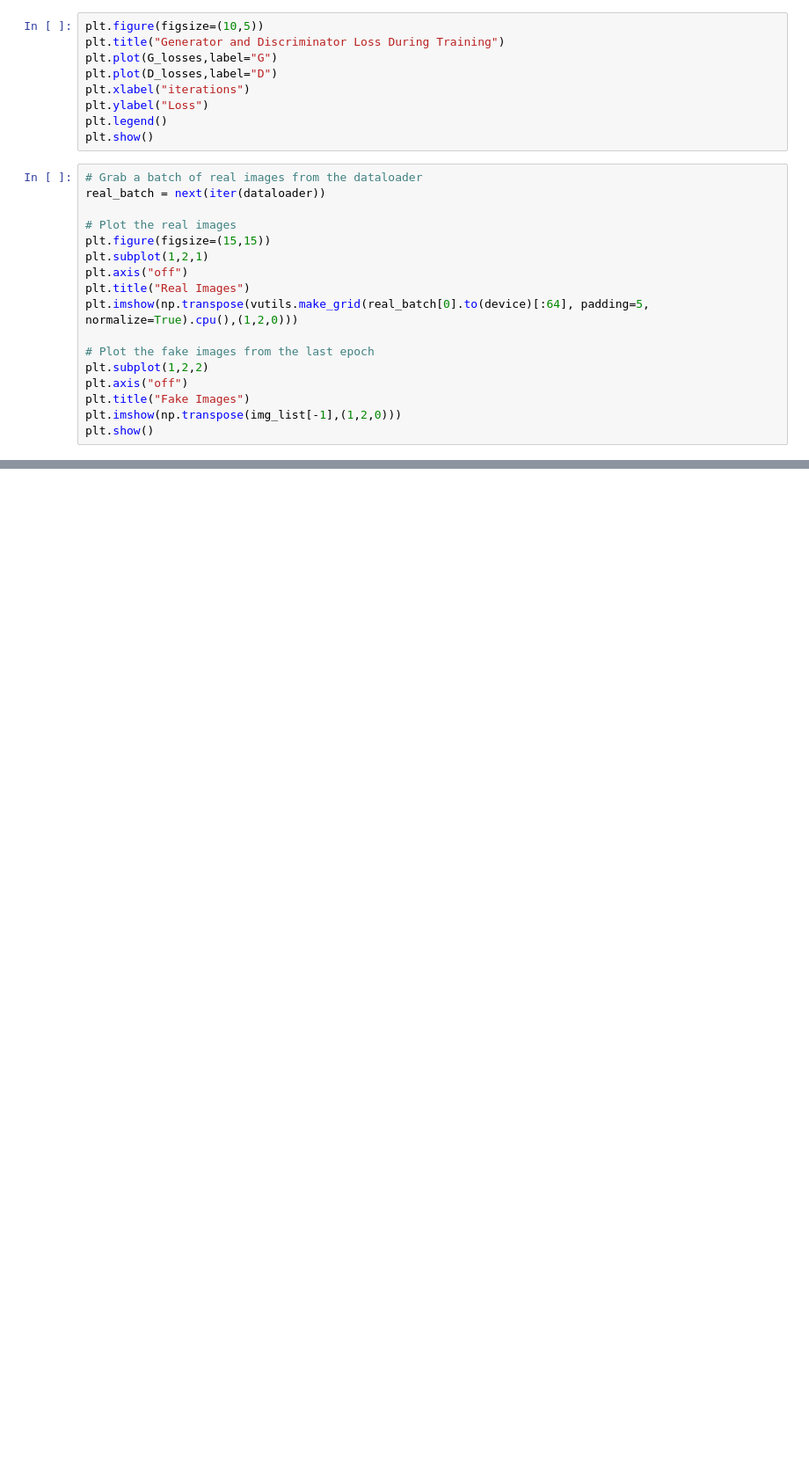
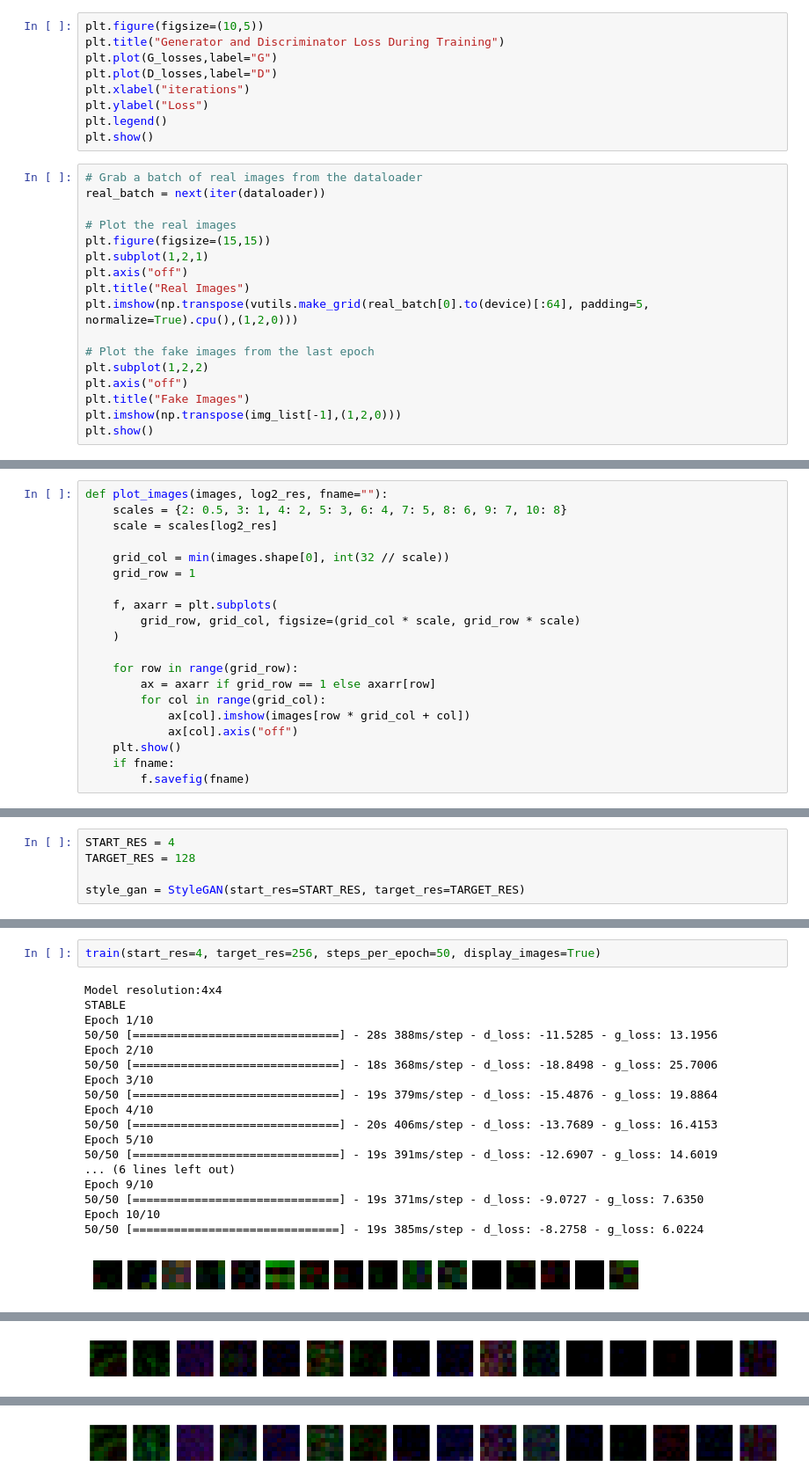
Before and after one commit to propagating/graduate-work, a Jupyter notebook: cs-770-deep-learning/FinalProject/FinalProject.ipynb, the cells around one changed output, grey strips where cells are left out. Shown: that part at 88% size. Drawn from its saved outputs; the diff is of its cells as text; blank space fills up the shorter version.

```diff
--- a/cs-770-deep-learning/FinalProject/FinalProject.ipynb
+++ b/cs-770-deep-learning/FinalProject/FinalProject.ipynb
@@ -289,0 +369,20 @@ plt.show()
+# %%
+def plot_images(images, log2_res, fname=""):
+    scales = {2: 0.5, 3: 1, 4: 2, 5: 3, 6: 4, 7: 5, 8: 6, 9: 7, 10: 8}
+    scale = scales[log2_res]
+
+    grid_col = min(images.shape[0], int(32 // scale))
+    grid_row = 1
+
+    f, axarr = plt.subplots(
+        grid_row, grid_col, figsize=(grid_col * scale, grid_row * scale)
+    )
+
+    for row in range(grid_row):
+        ax = axarr if grid_row == 1 else axarr[row]
+        for col in range(grid_col):
+            ax[col].imshow(images[row * grid_col + col])
+            ax[col].axis("off")
+    plt.show()
+    if fname:
+        f.savefig(fname)
@@ -289,0 +884,5 @@ plt.show()
+# %%
+START_RES = 4
+TARGET_RES = 128
+
+style_gan = StyleGAN(start_res=START_RES, target_res=TARGET_RES)
@@ -289,0 +940,21 @@ plt.show()
+# %%
+train(start_res=4, target_res=256, steps_per_epoch=50, display_images=True)
+# %% [output]
+Model resolution:4x4
+STABLE
+Epoch 1/10
+50/50 [==============================] - 28s 388ms/step - d_loss: -11.5285 - g_loss: 13.1956
+Epoch 2/10
+50/50 [==============================] - 18s 368ms/step - d_loss: -18.8498 - g_loss: 25.7006
+Epoch 3/10
+50/50 [==============================] - 19s 379ms/step - d_loss: -15.4876 - g_loss: 19.8864
+Epoch 4/10
+50/50 [==============================] - 20s 406ms/step - d_loss: -13.7689 - g_loss: 16.4153
+Epoch 5/10
+50/50 [==============================] - 19s 391ms/step - d_loss: -12.6907 - g_loss: 14.6019
+... (6 lines left out)
+Epoch 9/10
+50/50 [==============================] - 19s 371ms/step - d_loss: -9.0727 - g_loss: 7.6350
+Epoch 10/10
+50/50 [==============================] - 19s 385ms/step - d_loss: -8.2758 - g_loss: 6.0224
+[figure, added]
@@ -289,0 +978 @@ plt.show()
+[figure, added]
@@ -289,0 +996 @@ plt.show()
+[figure, added]
```
Also changed, not shown: parts of 21 cells of this notebook, 15 other files.
